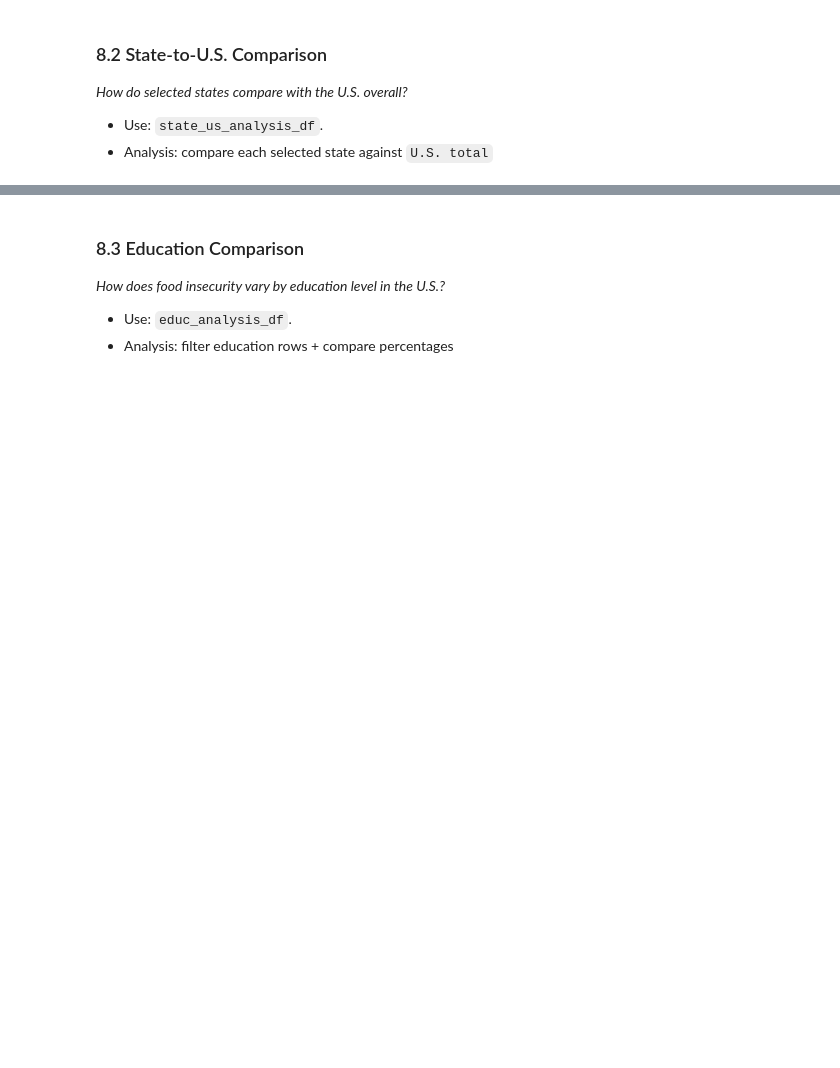
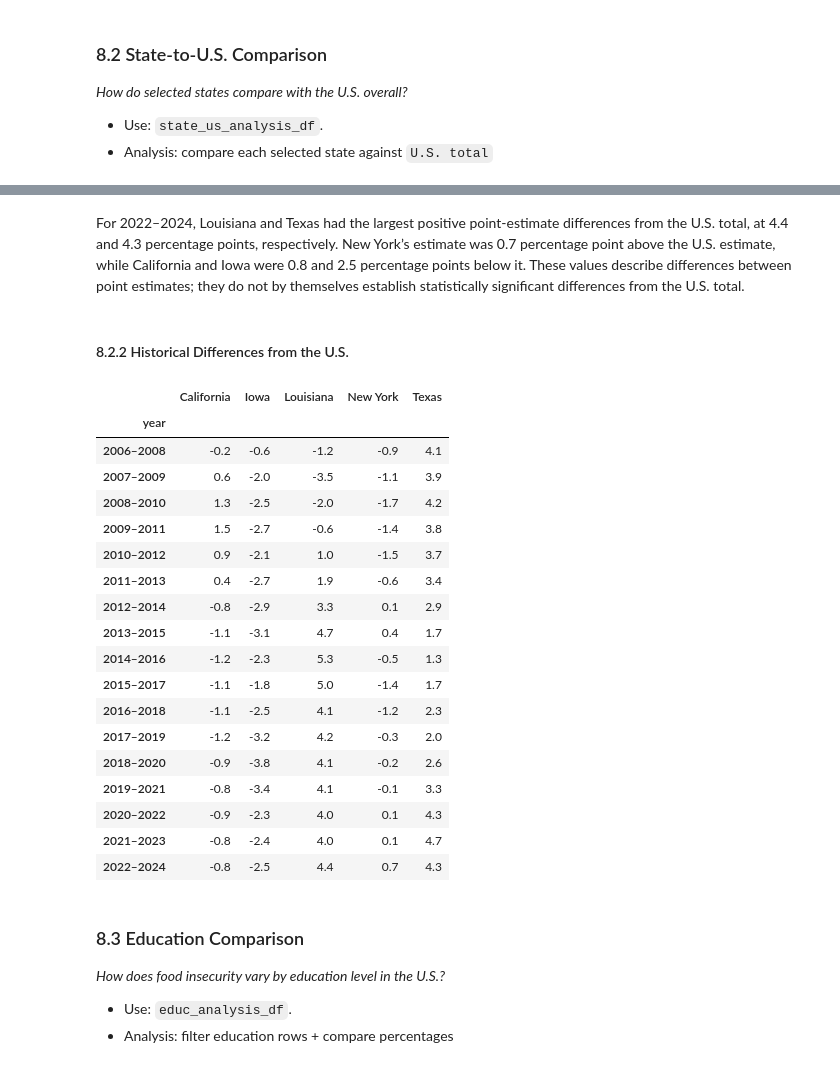
Before and after one commit to MichaelBujard/notebook-portfolio-project-0, a Jupyter notebook: notebooks/food_insecurity_analysis.ipynb, the cells around one changed output, grey strips where cells are left out. Drawn from its saved outputs; the diff is of its cells as text; code cells hidden in the pictures; blank space fills up the shorter version.

```diff
--- a/notebooks/food_insecurity_analysis.ipynb
+++ b/notebooks/food_insecurity_analysis.ipynb
@@ -1967,0 +2310,40 @@ Across all 17 overlapping three-year periods, the highest point estimate among t
+# %% [markdown]
+For 2022–2024, Louisiana and Texas had the largest positive point-estimate differences from the U.S. total, at 4.4 and 4.3 percentage points, respectively. New York’s estimate was 0.7 percentage point above the U.S. estimate, while California and Iowa were 0.8 and 2.5 percentage points below it. These values describe differences between point estimates; they do not by themselves establish statistically significant differences from the U.S. total.
+# %% [markdown]
+#### 8.2.2 Historical Differences from the U.S.
+# %%
+state_vs_us_difference_table = (
+    state_vs_us_df
+    .pivot(
+        index=['period_end_year', 'year'],
+        columns='geography',
+        values='difference_from_us_percentage_points'
+    )
+    .sort_index()
+    .droplevel('period_end_year')
+    .rename(columns=state_name_map)
+)
+
+state_vs_us_difference_table.columns.name = None
+
+display(state_vs_us_difference_table)
+# %% [output]
+|  | California | Iowa | Louisiana | New York | Texas |
+| year |  |  |  |  |  |
+| 2006–2008 | -0.2 | -0.6 | -1.2 | -0.9 | 4.1 |
+| 2007–2009 | 0.6 | -2.0 | -3.5 | -1.1 | 3.9 |
+| 2008–2010 | 1.3 | -2.5 | -2.0 | -1.7 | 4.2 |
+| 2009–2011 | 1.5 | -2.7 | -0.6 | -1.4 | 3.8 |
+| 2010–2012 | 0.9 | -2.1 | 1.0 | -1.5 | 3.7 |
+| 2011–2013 | 0.4 | -2.7 | 1.9 | -0.6 | 3.4 |
+| 2012–2014 | -0.8 | -2.9 | 3.3 | 0.1 | 2.9 |
+| 2013–2015 | -1.1 | -3.1 | 4.7 | 0.4 | 1.7 |
+| 2014–2016 | -1.2 | -2.3 | 5.3 | -0.5 | 1.3 |
+| 2015–2017 | -1.1 | -1.8 | 5.0 | -1.4 | 1.7 |
+| 2016–2018 | -1.1 | -2.5 | 4.1 | -1.2 | 2.3 |
+| 2017–2019 | -1.2 | -3.2 | 4.2 | -0.3 | 2.0 |
+| 2018–2020 | -0.9 | -3.8 | 4.1 | -0.2 | 2.6 |
+| 2019–2021 | -0.8 | -3.4 | 4.1 | -0.1 | 3.3 |
+| 2020–2022 | -0.9 | -2.3 | 4.0 | 0.1 | 4.3 |
+| 2021–2023 | -0.8 | -2.4 | 4.0 | 0.1 | 4.7 |
+| 2022–2024 | -0.8 | -2.5 | 4.4 | 0.7 | 4.3 |
```
Also changed, not shown: parts of 11 cells of this notebook.
